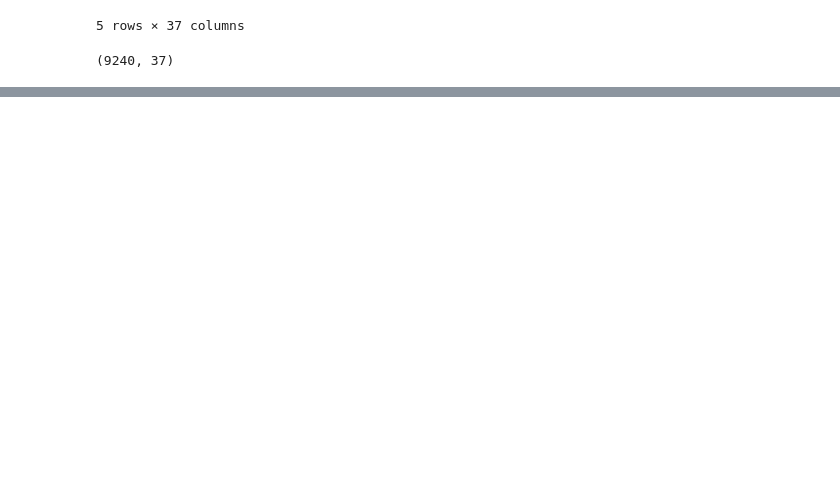
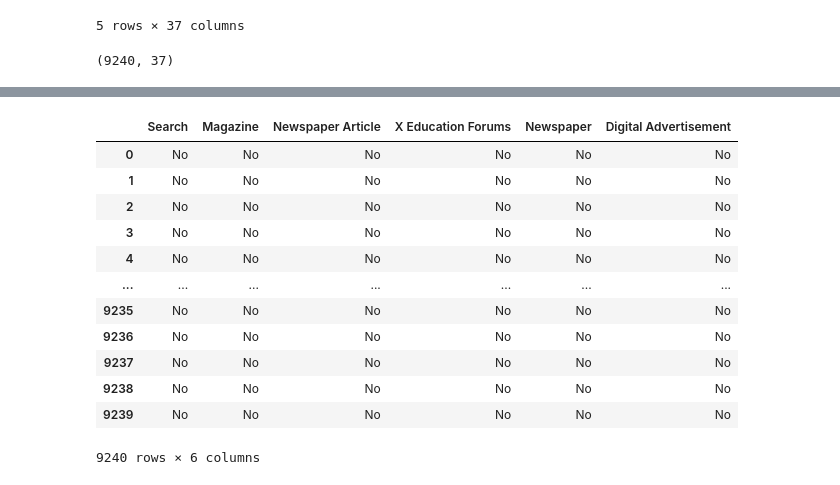
Before and after one commit to KuntamukkalaPavanKumar/Lead_Score_Case_Study, a Jupyter notebook: Lead_Score_Assignment_File_KPK_AC_SK.ipynb, the cells around one changed output, grey strips where cells are left out. Cells and saved outputs as stored; diff of their text form; code cells hidden in the pictures; blank space fills up the shorter version.

```diff
--- a/Lead_Score_Assignment_File_KPK_AC_SK.ipynb
+++ b/Lead_Score_Assignment_File_KPK_AC_SK.ipynb
@@ -41,0 +373,16 @@ Index(['Prospect ID', 'Lead Number', 'Lead Origin', 'Lead Source',
+# %%
+data.iloc[:,16:22]
+# %% [output]
+|  | Search | Magazine | Newspaper Article | X Education Forums | Newspaper | Digital Advertisement |
+| 0 | No | No | No | No | No | No |
+| 1 | No | No | No | No | No | No |
+| 2 | No | No | No | No | No | No |
+| 3 | No | No | No | No | No | No |
+| 4 | No | No | No | No | No | No |
+| ... | ... | ... | ... | ... | ... | ... |
+| 9235 | No | No | No | No | No | No |
+| 9236 | No | No | No | No | No | No |
+| 9237 | No | No | No | No | No | No |
+| 9238 | No | No | No | No | No | No |
+| 9239 | No | No | No | No | No | No |
+9240 rows × 6 columns
```
Also changed, not shown: parts of 39 cells of this notebook.
